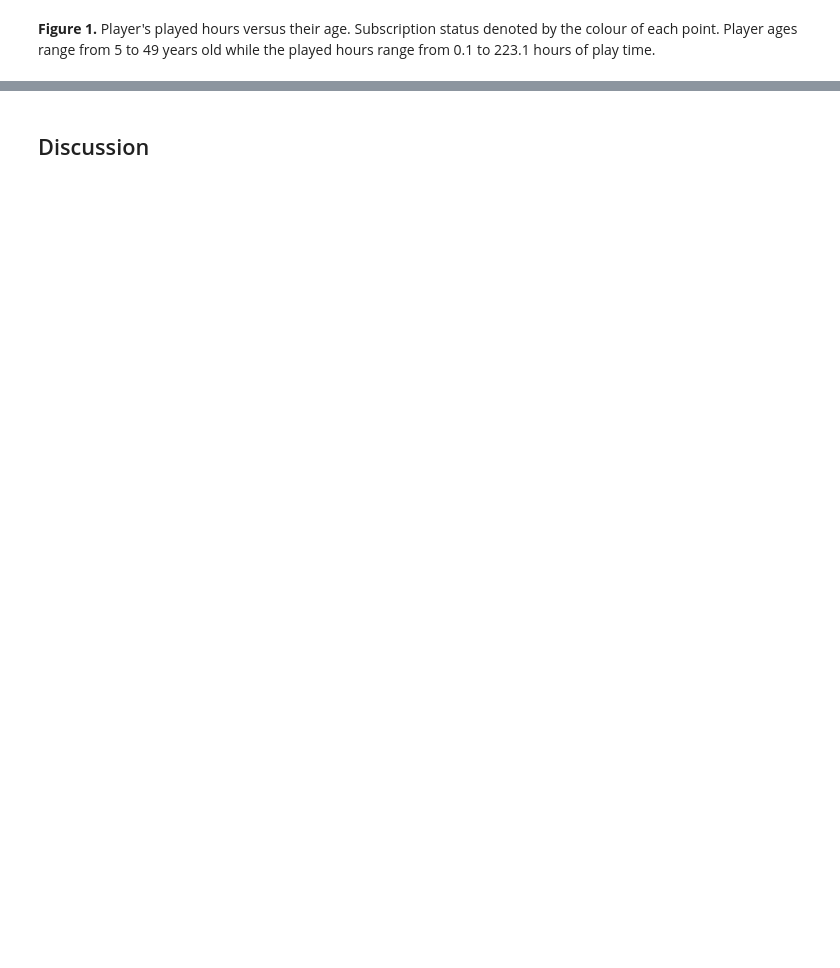
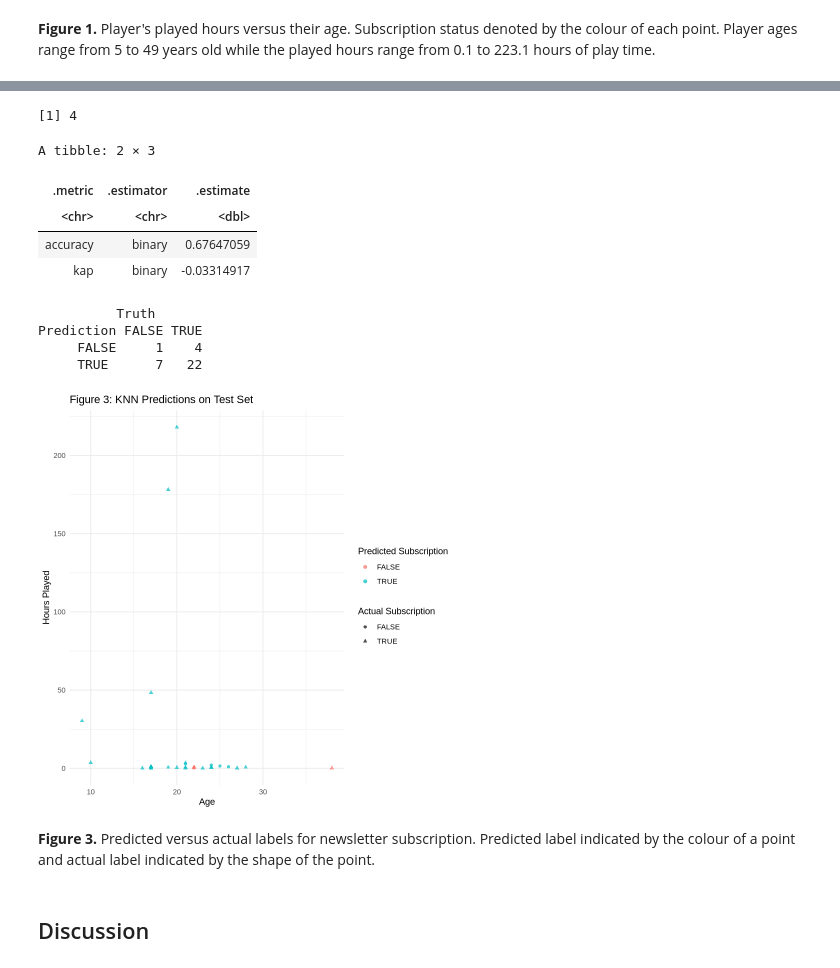
Before and after one commit to autumnbella0121/DSCI100-Group5-GroupProject, a Jupyter notebook: WorkingNotebook.ipynb, the cells around one changed output, grey strips where cells are left out. Drawn from its saved outputs; the diff is of its cells as text; code cells hidden in the pictures; blank space fills up the shorter version.

```diff
--- a/WorkingNotebook.ipynb
+++ b/WorkingNotebook.ipynb
@@ -187,3 +187,52 @@ accuracy_plot
+# %%
+best_k <- accuracies |> slice_max(mean, n = 1) |> pull(neighbors)
+best_k
+
+#put best k into next
+
+final_spec <- nearest_neighbor(weight_func = "rectangular", neighbors = min(best_k)) |> ##maybe neighbours is the lowest of best k?
+set_engine("kknn") |>
+set_mode("classification")
+final_fit <- workflow() |>
+add_recipe(player_recipe) |>
+add_model(final_spec) |>
+fit(data = player_training)
+
+final_predictions <- predict(final_fit, player_testing) |>
+bind_cols(player_testing)
+final_metrics <- final_predictions |>
+metrics(truth = subscribe, estimate = .pred_class)
+final_metrics
+
+
+conf_mat(final_predictions, truth = subscribe, estimate = .pred_class)
+
+pred_plot <- ggplot(final_predictions, aes(x = Age, y = played_hours, color = .pred_class, shape = subscribe)) +
+geom_point(alpha = 0.7) +
+labs(
+title = "Figure 3: KNN Predictions on Test Set",
+x = "Age",
+y = "Hours Played",
+color = "Predicted Subscription",
+shape = "Actual Subscription"
+) +
+theme_minimal()
+
+pred_plot
+# %% [output]
+[1] 4
+A tibble: 2 × 3
+| .metric | .estimator | .estimate |
+| <chr> | <chr> | <dbl> |
+| accuracy | binary | 0.67647059 |
+| kap | binary | -0.03314917 |
+          Truth
+Prediction FALSE TRUE
+     FALSE     1    4
+     TRUE      7   22
+[figure, added]
+# %% [markdown]
+**Figure 3.** Predicted versus actual labels for newsletter subscription. Predicted label indicated by the colour of a point and actual label indicated by the shape of the point.
 # %% [markdown]
 ## Discussion
 # %% [markdown]
```
Also changed, not shown: parts of 8 cells of this notebook.
